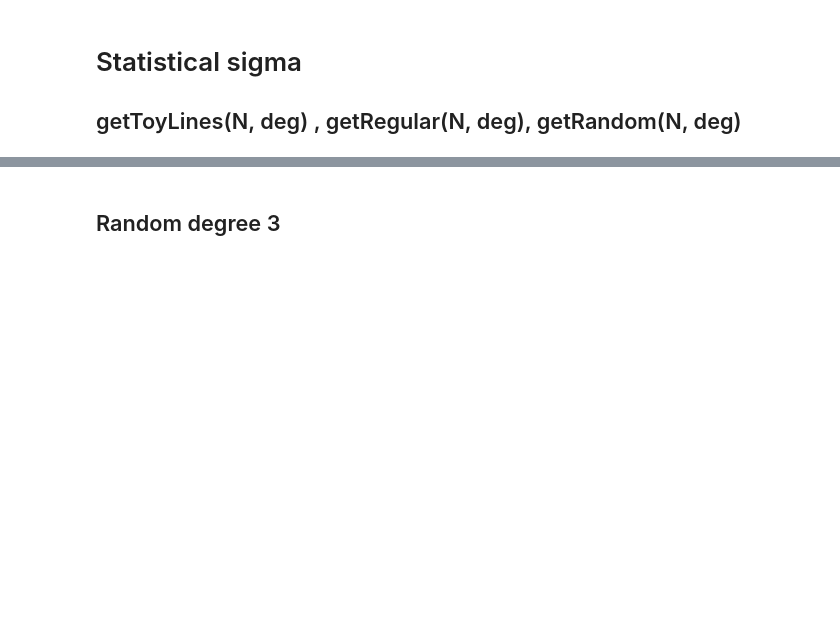
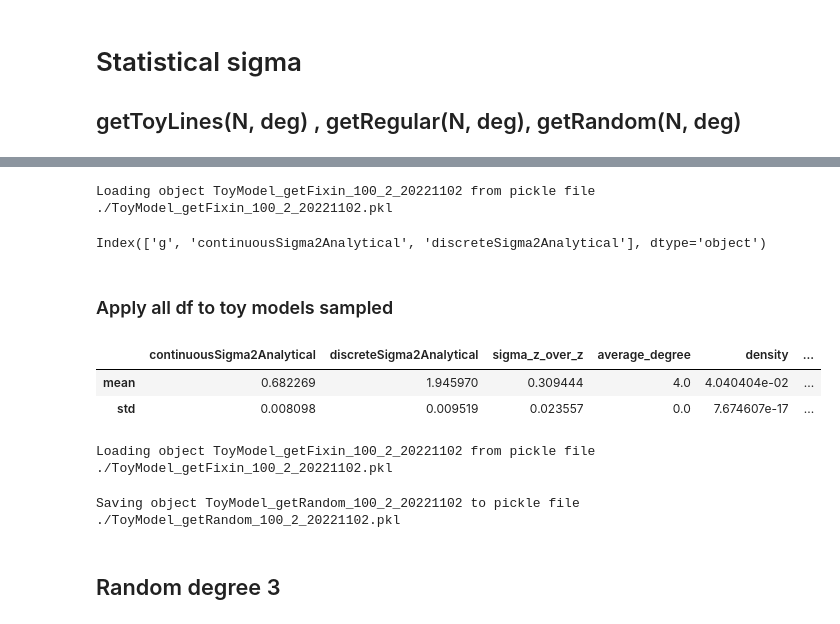
Before and after one commit to IsisChameleon/NetworkSyncCapstone, a Jupyter notebook: toyModels.ipynb, the cells around one changed output, grey strips where cells are left out. Cells and saved outputs as stored; diff of their text form; code cells hidden in the pictures; blank space fills up the shorter version.

```diff
--- a/toyModels.ipynb
+++ b/toyModels.ipynb
@@ -179,0 +284,11 @@ print(f'{c} graphs with sigma > 3')
+# %%
+from pickleUtil import pickleLoad
+dfm = pickleLoad('ToyModel_getFixin_100_2_20221102', '.' )
+# %% [output]
+Loading object ToyModel_getFixin_100_2_20221102 from pickle file ./ToyModel_getFixin_100_2_20221102.pkl
+# %%
+dfm.columns
+# %% [output]
+Index(['g', 'continuousSigma2Analytical', 'discreteSigma2Analytical'], dtype='object')
+# %% [markdown]
+### Apply all df to toy models sampled
@@ -180,3 +337,31 @@ print(f'{c} graphs with sigma > 3')
+# %%
+measure_fn = nx.diameter
+measure_name = measure_fn.__name__
+
+def getMeasureFor(g):
+    if g!= None:
+        return measure_fn(nx.Graph(g))
+    else:
+        return nan
+
+if measure_name not in dfm.keys():
+    dfm[measure_name]=dfm.g.apply(lambda g : getMeasureFor(g))
+# %%
+import numpy as np
+dfm_agg = dfm.agg(([np.mean, np.std]))
+dfm_agg.head()
+# %% [output]
+|  | continuousSigma2Analytical | discreteSigma2Analytical | sigma_z_over_z | average_degree | density | ... |
+| mean | 0.682269 | 1.945970 | 0.309444 | 4.0 | 4.040404e-02 | ... |
+| std | 0.008098 | 0.009519 | 0.023557 | 0.0 | 7.674607e-17 | ... |
+# %%
+dfm = pickleLoad('ToyModel_getFixin_100_2_20221102', '.')
+# %% [output]
+Loading object ToyModel_getFixin_100_2_20221102 from pickle file ./ToyModel_getFixin_100_2_20221102.pkl
+# %%
+pickleSave(dfm, 'ToyModel_getRandom_100_2_20221102')
+# %% [output]
+Saving object ToyModel_getRandom_100_2_20221102 to pickle file ./ToyModel_getRandom_100_2_20221102.pkl
 # %% [markdown]
 ## Random degree 3
 # %%
```
Also changed, not shown: parts of 15 cells of this notebook, 5 other files.
